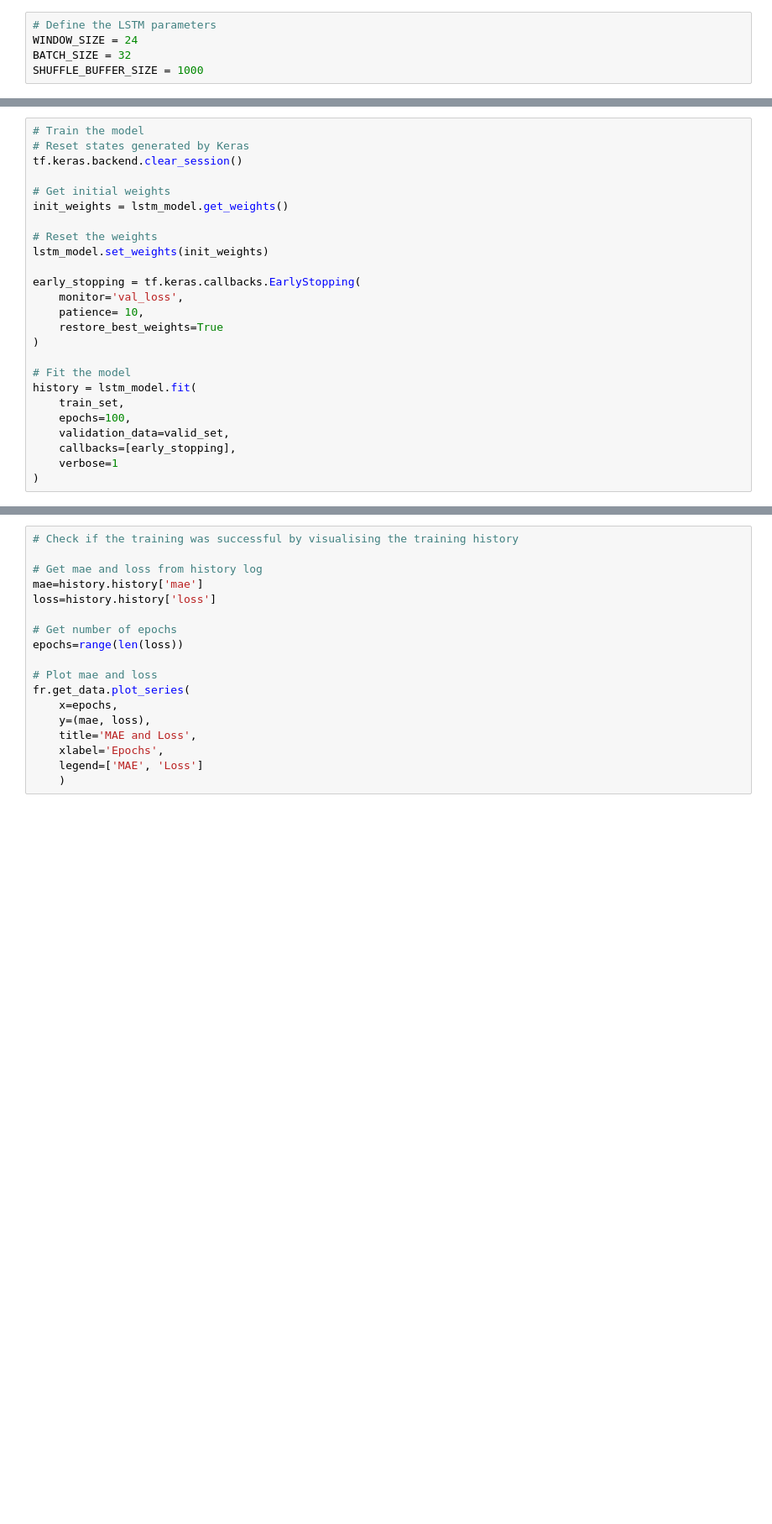
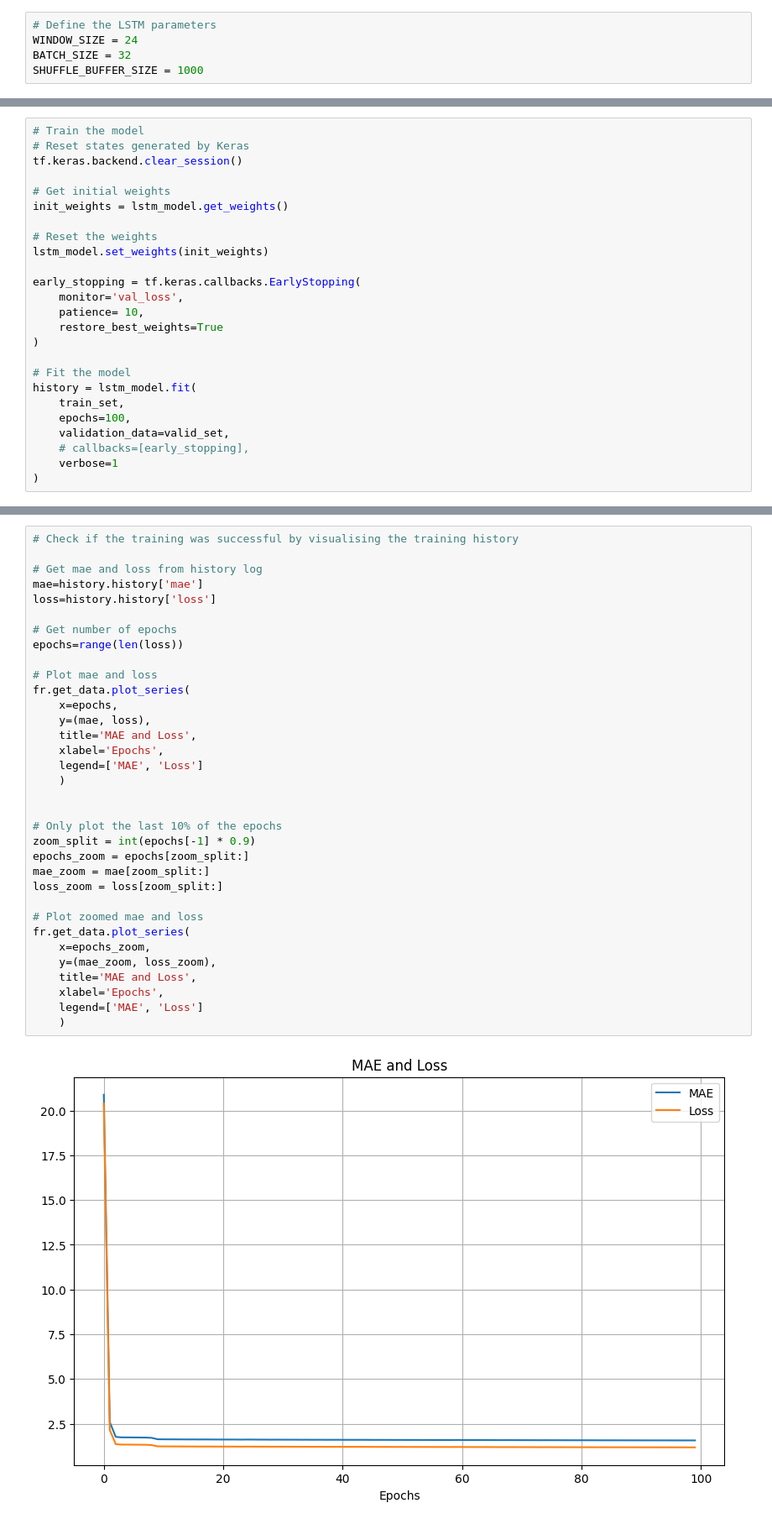
Before and after one commit to saxena-p/Energy-Price-Forecasting, a Jupyter notebook: study.ipynb, the cells around one changed output, grey strips where cells are left out. Shown: that part at 84% size. Cells and saved outputs as stored; diff of their text form; blank space fills up the shorter version.

```diff
--- a/study.ipynb
+++ b/study.ipynb
@@ -175,6 +224,6 @@ history = lstm_model.fit(
     train_set,
     epochs=100,
     validation_data=valid_set,
-    callbacks=[early_stopping],
+    # callbacks=[early_stopping],
     verbose=1
 )
@@ -181,18 +250,36 @@ history = lstm_model.fit(
 # %%
 # Check if the training was successful by visualising the training history
 
 # Get mae and loss from history log
 mae=history.history['mae']
 loss=history.history['loss']
 
 # Get number of epochs
 epochs=range(len(loss))
 
 # Plot mae and loss
 fr.get_data.plot_series(
     x=epochs,
     y=(mae, loss),
     title='MAE and Loss',
     xlabel='Epochs',
     legend=['MAE', 'Loss']
     )
+
+
+# Only plot the last 10% of the epochs
+zoom_split = int(epochs[-1] * 0.9)
+epochs_zoom = epochs[zoom_split:]
+mae_zoom = mae[zoom_split:]
+loss_zoom = loss[zoom_split:]
+
+# Plot zoomed mae and loss
+fr.get_data.plot_series(
+    x=epochs_zoom,
+    y=(mae_zoom, loss_zoom),
+    title='MAE and Loss',
+    xlabel='Epochs',
+    legend=['MAE', 'Loss']
+    )
+# %% [output]
+[figure, added]
```
Also changed, not shown: parts of 10 cells of this notebook.
